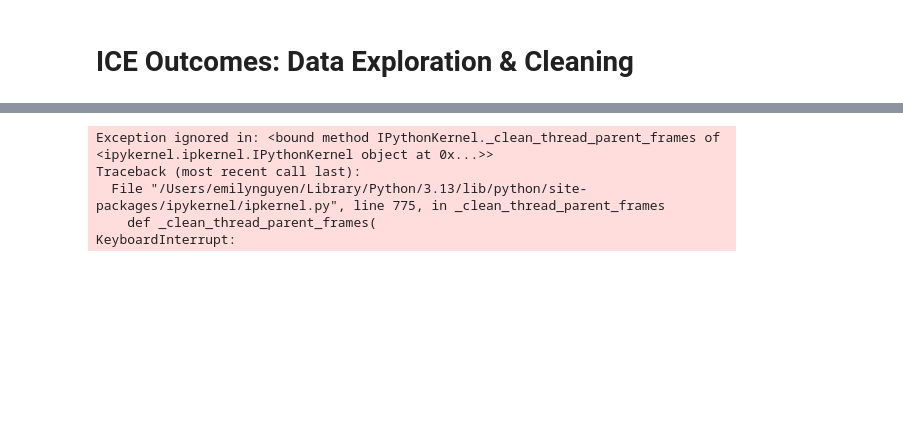
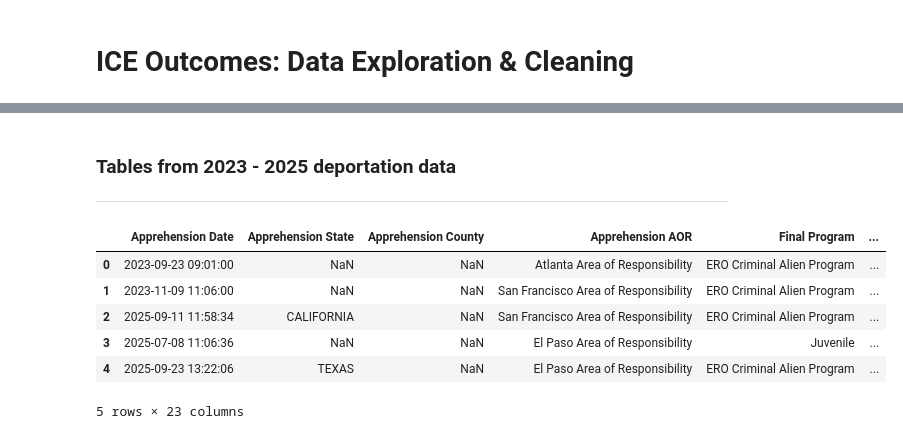
Before and after one commit to emilynnguyen1/ICE-Outcomes, a Jupyter notebook: notebooks/Cleaning-ICE-Oucomes.ipynb, the cells around one changed output, grey strips where cells are left out. Cells and saved outputs as stored; diff of their text form; code cells hidden in the pictures; blank space fills up the shorter version.

```diff
--- a/notebooks/Cleaning-ICE-Oucomes.ipynb
+++ b/notebooks/Cleaning-ICE-Oucomes.ipynb
@@ -24,24 +21,15 @@ detentions_12.head()
-# %%
-# Read each Excel file - not sure if this works yet - it didnt run for me lol
-arrests_2325 = pd.read_excel("../data/ice_release_2023to2025/ERO Admin Arrests_LESA-STU-FINAL Release.xlsx")
-detainers_2325 = pd.read_excel("../data/ice_release_2023to2025/ERO Detainers_LESA-STU_FINAL Release.xlsx")
-detentions_2325 = pd.read_excel("../data/ice_release_2023to2025/ICE Detentions_LESA-STU_FINAL Release.xlsx")
-
-# Add source labels (optional but VERY useful for analysis later)
-arrests_2325["source"] = "admin_arrests"
-detainers_2325["source"] = "detainers"
-detentions_2325["source"] = "detentions"
-
-# Merge into one dataframe
-ice_2023_2025_df = pd.concat(
-    [arrests_2325, detainers_2325, detentions_2325],
-    ignore_index=True
-)
-
-print(ice_2023_2025_df.shape)
-# %% [output]
-Exception ignored in: <bound method IPythonKernel._clean_thread_parent_frames of <ipykernel.ipkernel.IPythonKernel object at 0x...>>
-Traceback (most recent call last):
-  File "/Users/emilynguyen/Library/Python/3.13/lib/python/site-packages/ipykernel/ipkernel.py", line 775, in _clean_thread_parent_frames
-    def _clean_thread_parent_frames(
-KeyboardInterrupt:
+# %% [markdown]
+### Tables from 2023 - 2025 deportation data
+---
+# %%
+# arrests 2023 to 2025 df
+arrests_23_25 = pd.read_excel("../data/ice_release_2023to2025/ERO Admin Arrests_LESA-STU-FINAL Release.xlsx", header=6)
+arrests_23_25.head()
+# %% [output]
+|  | Apprehension Date | Apprehension State | Apprehension County | Apprehension AOR | Final Program | ... |
+| 0 | 2023-09-23 09:01:00 | NaN | NaN | Atlanta Area of Responsibility | ERO Criminal Alien Program | ... |
+| 1 | 2023-11-09 11:06:00 | NaN | NaN | San Francisco Area of Responsibility | ERO Criminal Alien Program | ... |
+| 2 | 2025-09-11 11:58:34 | CALIFORNIA | NaN | San Francisco Area of Responsibility | ERO Criminal Alien Program | ... |
+| 3 | 2025-07-08 11:06:36 | NaN | NaN | El Paso Area of Responsibility | Juvenile | ... |
+| 4 | 2025-09-23 13:22:06 | TEXAS | NaN | El Paso Area of Responsibility | ERO Criminal Alien Program | ... |
+5 rows × 23 columns
```
Also changed, not shown: parts of 8 cells of this notebook, 1 other file.
